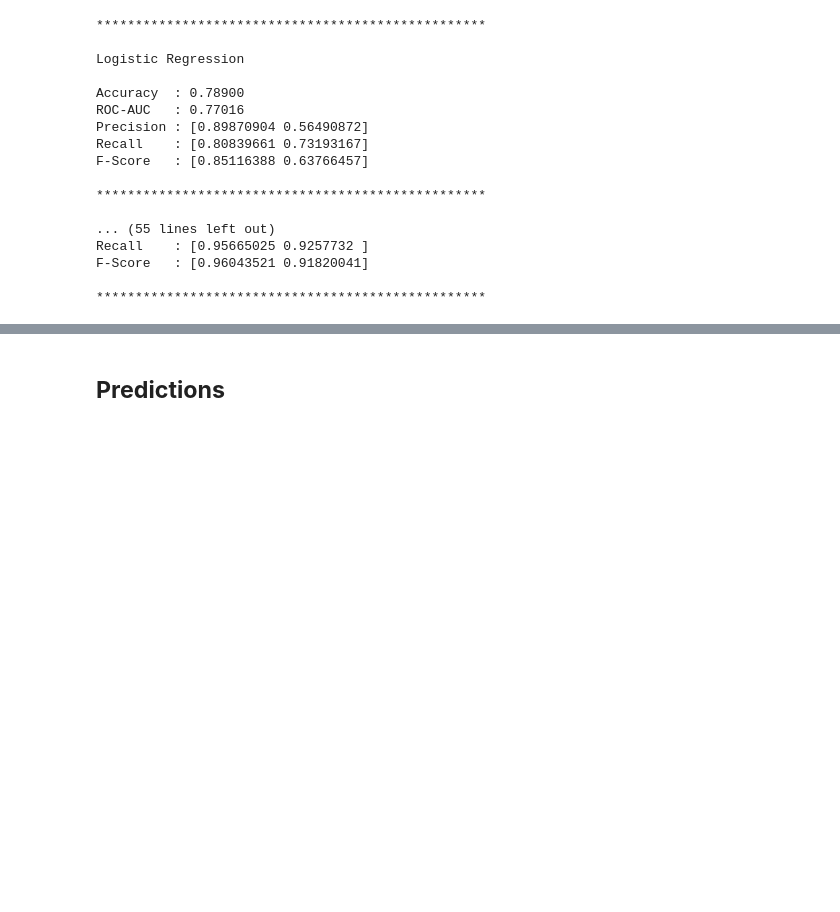
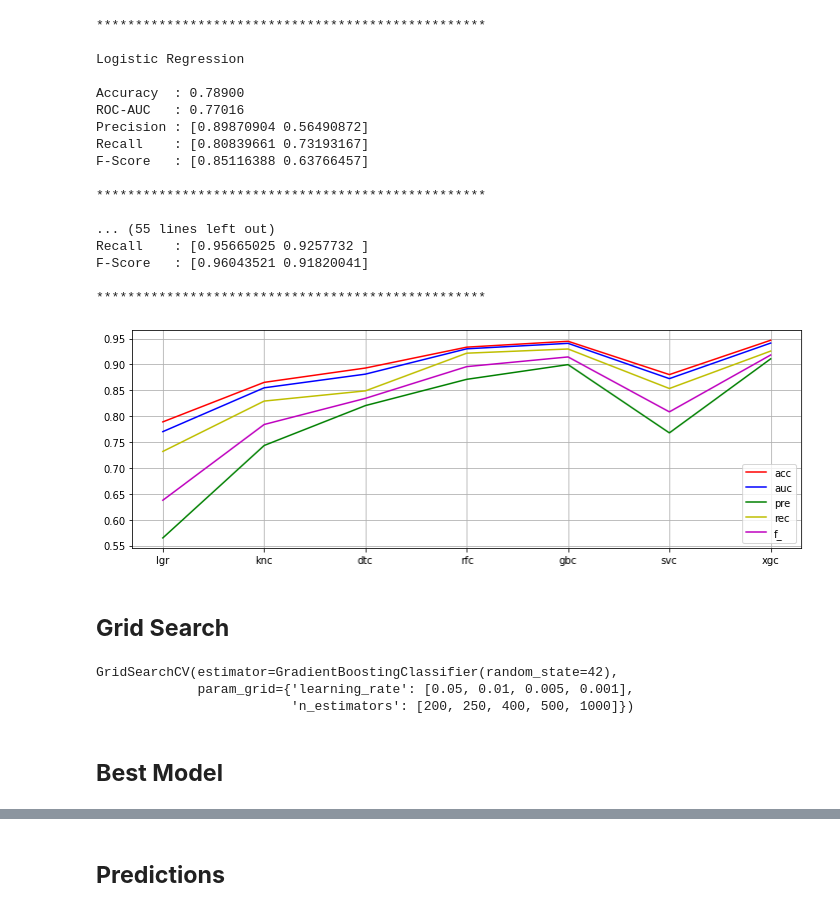
Before and after one commit to pchandrasekaran1595/Misc, a Jupyter notebook: Notebooks/Diabetes - 1.ipynb, the cells around one changed output, grey strips where cells are left out. Saved outputs shown, nothing was run; the diff lists cells and outputs as text; code cells hidden in the pictures; blank space fills up the shorter version.

```diff
--- a/Notebooks/Diabetes - 1.ipynb
+++ b/Notebooks/Diabetes - 1.ipynb
@@ -188,16 +188,23 @@ class Pipelines(object):
 # %% [markdown]
 ## **Training and Evaluation**
 # %%
-def print_scores(y_true: np.ndarray, y_pred: np.ndarray):
-    print(f"Accuracy  : {accuracy_score(y_pred, y_true):.5f}")
-    print(f"ROC-AUC   : {roc_auc_score(y_pred, y_true):.5f}")
+def get_scores(y_true: np.ndarray, y_pred: np.ndarray) -> tuple:
+    accuracy = accuracy_score(y_pred, y_true)
+    auc = roc_auc_score(y_pred, y_true)
+    precision, recall, f_score, _ = precision_recall_fscore_support(y_pred, y_true)
 
-    precision, recall, f_score, _ = precision_recall_fscore_support(y_pred, y_true)
+    return accuracy, auc, precision, recall, f_score
+
+
+def print_scores(accuracy: float, auc: float, precision: np.ndarray, recall: np.ndarray, f_score: np.ndarray) -> None:
+    print(f"Accuracy  : {accuracy:.5f}")
+    print(f"ROC-AUC   : {auc:.5f}")
     print(f"Precision : {precision}")
     print(f"Recall    : {recall}")
     print(f"F-Score   : {f_score}")
 # %%
 names = ["lgr", "knc", "dtc", "rfc", "gbc", "svc", "xgc"]
+accuracies, aucs, precisions, recalls, f_scores = [], [], [], [], []
 
 breaker()
 i = 0
@@ -218,7 +225,15 @@ for name in names:
     # Evaluation
     y_pred = pipeline.model.predict(X_valid)
 
-    print_scores(y_valid, y_pred)
+    accuracy, auc, precision, recall, f_score = get_scores(y_valid, y_pred)
+    print_scores(accuracy, auc, precision, recall, f_score)
+
+    accuracies.append(accuracy)
+    aucs.append(auc)
+    precisions.append(precision[1])
+    recalls.append(recall[1])
+    f_scores.append(f_score[1])
+
     breaker()
 # %% [output]
 **************************************************
@@ -238,3 +253,40 @@ Recall    : [0.95665025 0.9257732 ]
 F-Score   : [0.96043521 0.91820041]
 
 **************************************************
+# %%
+plt.figure(figsize=(12, 4))
+plt.plot(names, accuracies, "r", label="acc")
+plt.plot(names, aucs, "b", label="auc")
+plt.plot(names, precisions, "g", label="pre")
+plt.plot(names, recalls, "y", label="rec")
+plt.plot(names, f_scores, "m", label="f_")
+plt.legend()
+plt.grid()
+plt.show()
+# %% [output]
+[figure, added]
+# %% [markdown]
+## **Grid Search**
+# %%
+model = GradientBoostingClassifier(random_state=SEED)
+
+parameters = {
+    "learning_rate" : [0.05, 0.01, 0.005, 0.001],
+    "n_estimators"  : [200, 250, 400, 500, 1000],
+}
+
+sc_X = StandardScaler()
+X_train_SS = sc_X.fit_transform(X_train)
+
+search = GridSearchCV(model, parameters)
+search.fit(X_train, y_train)
+
+breaker()
+print(f"Best Parameters : {search.best_params_}")
+breaker()
+# %% [output]
+GridSearchCV(estimator=GradientBoostingClassifier(random_state=42),
+             param_grid={'learning_rate': [0.05, 0.01, 0.005, 0.001],
+                         'n_estimators': [200, 250, 400, 500, 1000]})
+# %% [markdown]
+## **Best Model**
```
Also changed, not shown: parts of 2 cells of this notebook, 1 other file.
